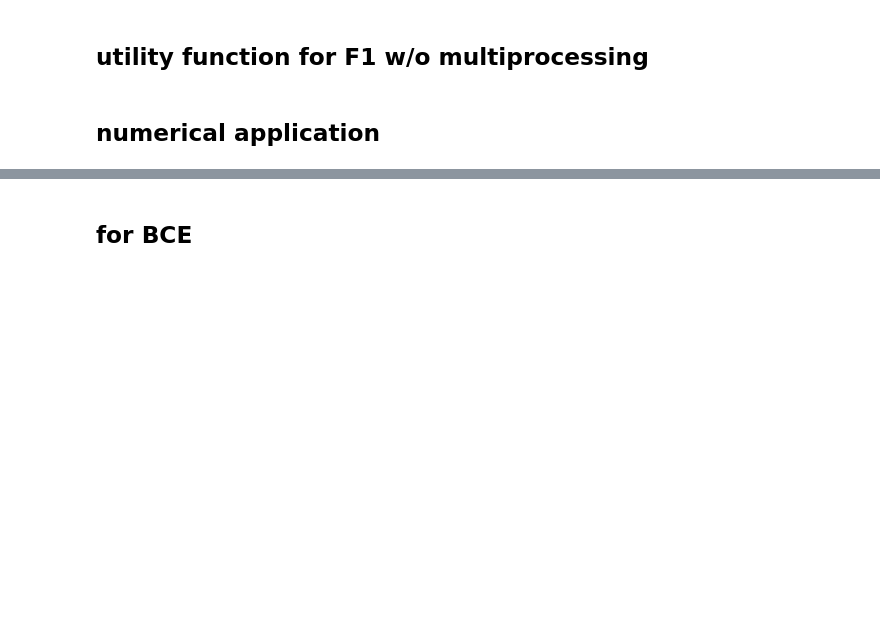
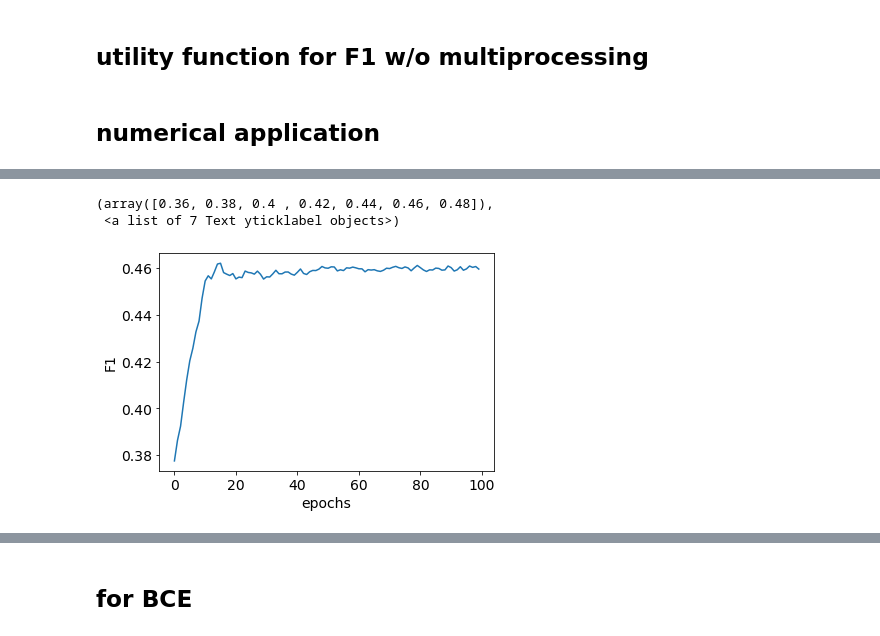
Before and after one commit to topel/sglthresh, a Jupyter notebook: sgl_bibtex.ipynb, the cells around one changed output, grey strips where cells are left out. Drawn from its saved outputs; the diff is of its cells as text; code cells hidden in the pictures; blank space fills up the shorter version.

```diff
--- a/sgl_bibtex.ipynb
+++ b/sgl_bibtex.ipynb
@@ -1069,7 +1074,8 @@ def optimize_at_with_gd(y_true, output, thresholds, average):
     """
     opt = Adam()
     opt.alpha = 1e-2
-    metric_asfo_epoch = []
+    metric = calculate_f1(y_true, output, thresholds, average)
+    metric_asfo_epoch = [metric]
     for i in range(100):
         debut = time.time()
         grads = calculate_at_gradient(y_true, output, thresholds, average)
@@ -1086,31 +1092,27 @@ def optimize_at_with_gd(y_true, output, thresholds, average):
 # %% [markdown]
 ## numerical application
 # %%
-nb_classes=159
-debut = time.time()
-print("computation start time:", debut)
+# nb_classes=159
+cell_debut = time.time()
 
-t=0.3
+t=0.1
 thresh = [t]*nb_classes
 
 average = 'micro'
 
-manual_thres_f1 = calculate_f1(y_test_numpy, test_outputs_numpy, thresholds=thresh, average=average)
-print('test manual_thres f1: {:.3f}'.format(manual_thres_f1))
-
-p2, r2, fscore2, support = precision_recall_fscore_support(y_test_numpy, (test_outputs_numpy>thresh)*1,
-                                                           pos_label=1, average=average)
+manual_thres_f1 = calculate_f1(y_dev_numpy, dev_outputs_numpy, thresholds=thresh, average=average)
+# print_scores(y_test_numpy, test_pred)
 
 # Optimize thresholds
-(auto_thres_f1, auto_thresholds, metric_asfo_epoch) = optimize_at_with_gd(y_train_numpy, train_outputs_numpy,
+# (auto_thres_f1, auto_thresholds, metric_asfo_epoch) = optimize_at_with_gd(y_train_numpy, train_outputs_numpy,
+#                                                                           thresh, average=average)
+(auto_thres_f1, auto_thresholds, metric_asfo_epoch) = optimize_at_with_gd(y_dev_numpy, dev_outputs_numpy,
                                                                           thresh, average=average)
 
 print_thresholds(auto_thresholds, nb_classes)
 # print("%.3f %.3f"%(manual_thres_f1*100, fscore2*100))
 
-print('test manual_thres f1: {:.3f}'.format(manual_thres_f1))
-print('test auto_thres f1: {:.3f}'.format(auto_thres_f1))
-
-print("computation start time: %.0f sec"%debut, "end time: %.0f sec"%(time.time()))
-fin=time.time()-debut
+print('train manual_thres f1: {:.3f}'.format(manual_thres_f1))
+print('train auto_thres f1: {:.3f}'.format(auto_thres_f1))
+fin=time.time()-cell_debut
 print("computation duration: %.0f sec"%fin)
@@ -1117,8 +1137,15 @@ print("computation duration: %.0f sec"%fin)
 # %%
+fontsize=14
 plt.plot(metric_asfo_epoch)
-plt.xlabel("epochs", fontsize=12)
-plt.ylabel("F1 micro", fontsize=12)
-plt.savefig("bibtex_F1_micro_asof_epochs_numThresh.png")
+plt.xlabel("epochs", fontsize=fontsize)
+plt.ylabel("F1", fontsize=fontsize)
+plt.xticks(fontsize=fontsize)
+plt.yticks(fontsize=fontsize)
+# plt.savefig("datasets/%s/%s_F1_asof_epochs_myNetwork.png"%(dataset, dataset))
+# %% [output]
+(array([0.36, 0.38, 0.4 , 0.42, 0.44, 0.46, 0.48]),
+ <a list of 7 Text yticklabel objects>)
+[figure, added]
 # %%
 print_thresholds(auto_thresholds, nb_classes)
 train_pred = train_outputs_numpy>auto_thresholds
```
Also changed, not shown: parts of 56 cells of this notebook, 2 other files.
